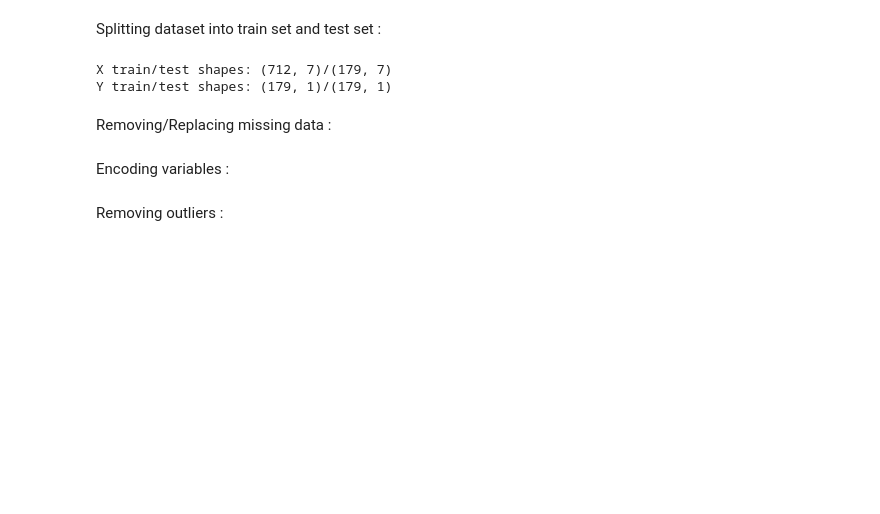
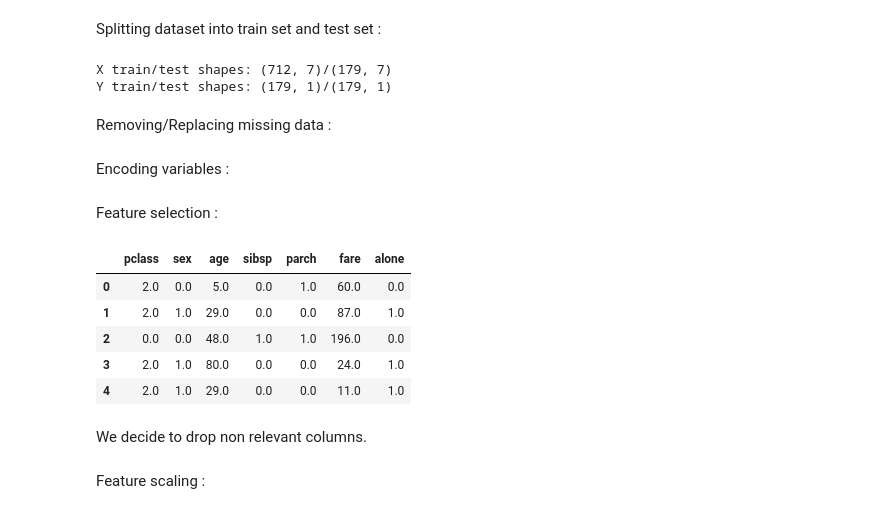
Before and after one commit to AnthonyJaquaniello/Machine_Learning, a Jupyter notebook: src/Titanic.ipynb, the cells around one changed output. Drawn from its saved outputs; the diff is of its cells as text; code cells hidden in the pictures; blank space fills up the shorter version.

Commit message:
Feature selection

```diff
--- a/src/Titanic.ipynb
+++ b/src/Titanic.ipynb
@@ -161,15 +161,30 @@ Y train/test shapes: (179, 1)/(179, 1)
 # %% [markdown]
 Removing/Replacing missing data :
 # %%
-imp = SimpleImputer(strategy='most_frequent')
-#we have use 'most_frequent' strategy because it works with categorical variable too
+imp = SimpleImputer(missing_values=np.nan, strategy='most_frequent')
+#we use an univariate imputer
+#we used 'most_frequent' strategy because it works with categorical variable too
 X_train = imp.fit_transform(X_train)
 X_test = imp.fit_transform(X_test)
+#we should use multivariate imputer like KNNImputer
 # %% [markdown]
 Encoding variables :
 # %%
 encoder = OrdinalEncoder()
 X_train = encoder.fit_transform(X_train)
 X_test = encoder.fit_transform(X_test)
-# %% [markdown]
-Removing outliers :
+# %% [markdown]
+Feature selection :
+# %%
+X_train = pd.DataFrame(X_train, columns=['pclass', 'sex', 'age', 'sibsp', 'parch', 'fare', 'alone'])
+X_test = pd.DataFrame(X_test, columns=['pclass', 'sex', 'age', 'sibsp', 'parch', 'fare', 'alone'])
+X_train.head()
+# %% [output]
+|  | pclass | sex | age | sibsp | parch | fare | alone |
+| 0 | 2.0 | 0.0 | 5.0 | 0.0 | 1.0 | 60.0 | 0.0 |
+| 1 | 2.0 | 1.0 | 29.0 | 0.0 | 0.0 | 87.0 | 1.0 |
+| 2 | 0.0 | 0.0 | 48.0 | 1.0 | 1.0 | 196.0 | 0.0 |
+| 3 | 2.0 | 1.0 | 80.0 | 0.0 | 0.0 | 24.0 | 1.0 |
+| 4 | 2.0 | 1.0 | 29.0 | 0.0 | 0.0 | 11.0 | 1.0 |
+# %% [markdown]
+We decide to drop non relevant columns.
@@ -175,0 +194,2 @@ Removing outliers :
+# %% [markdown]
+Feature scaling :
```
Also changed, not shown: parts of 2 cells of this notebook.
